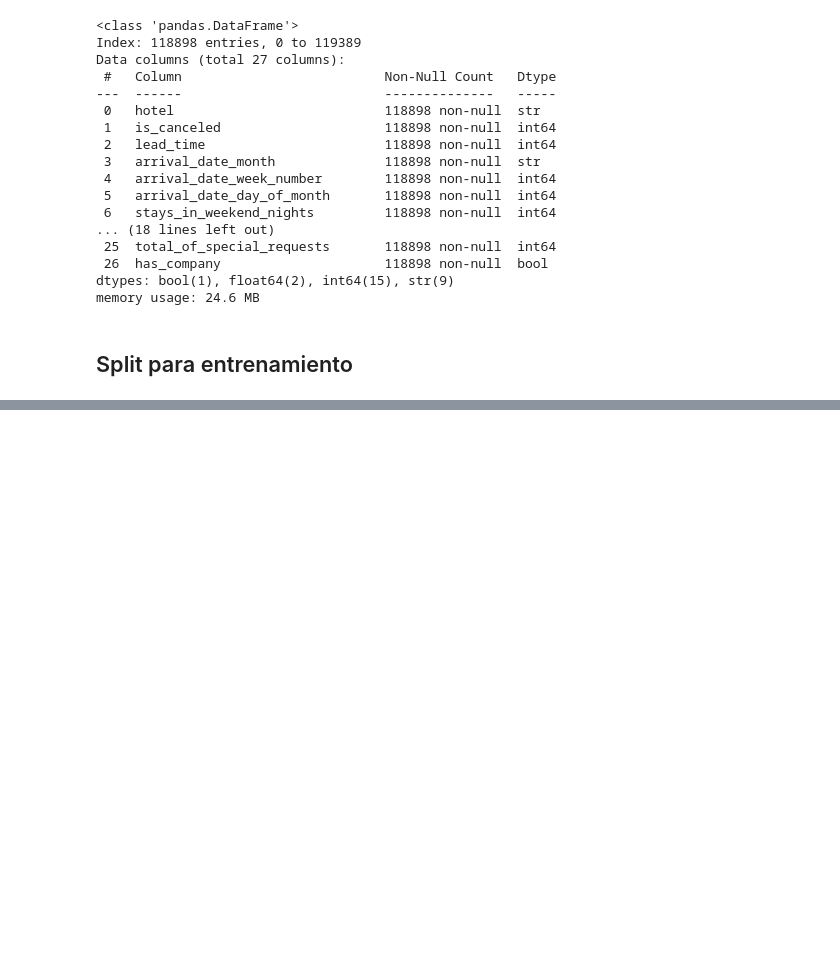
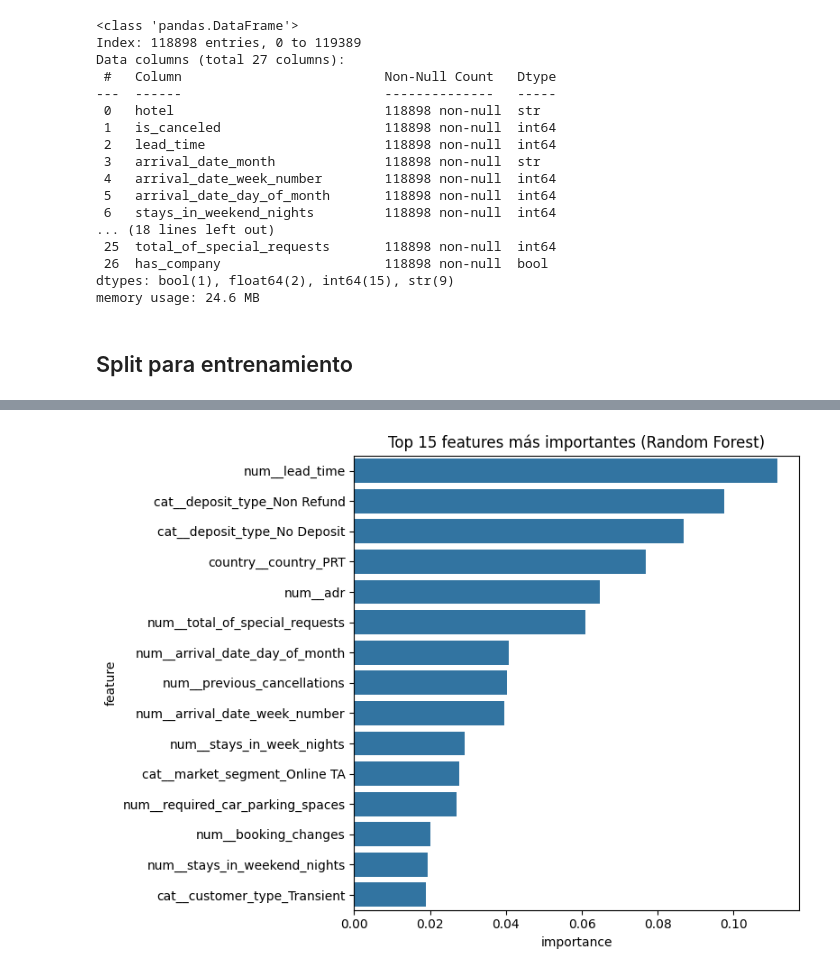
Before and after one commit to ugasdomingo/final-project-machine-learning, a Jupyter notebook: Model/src/explore.ipynb, the cells around one changed output, grey strips where cells are left out. Cells and saved outputs as stored; diff of their text form; code cells hidden in the pictures; blank space fills up the shorter version.

```diff
--- a/Model/src/explore.ipynb
+++ b/Model/src/explore.ipynb
@@ -111,0 +395,15 @@ memory usage: 24.6 MB
+# %%
+# Importancia de features (usamos el RF sin calibrar, que expone feature_importances_ directamente)
+feature_names = rf_pipeline.named_steps['preprocessor'].get_feature_names_out()
+importances = rf_pipeline.named_steps['classifier'].feature_importances_
+
+importance_df = pd.DataFrame({'feature': feature_names, 'importance': importances})
+importance_df = importance_df.sort_values('importance', ascending=False).head(15)
+
+plt.figure(figsize=(8, 6))
+sns.barplot(data=importance_df, x='importance', y='feature')
+plt.title('Top 15 features más importantes (Random Forest)')
+plt.tight_layout()
+plt.show()
+# %% [output]
+[figure, added]
```
Also changed, not shown: parts of 27 cells of this notebook, 17 other files.
